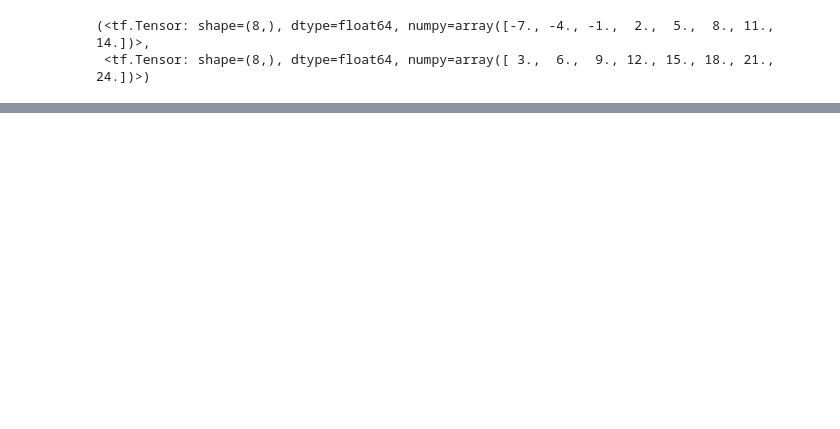
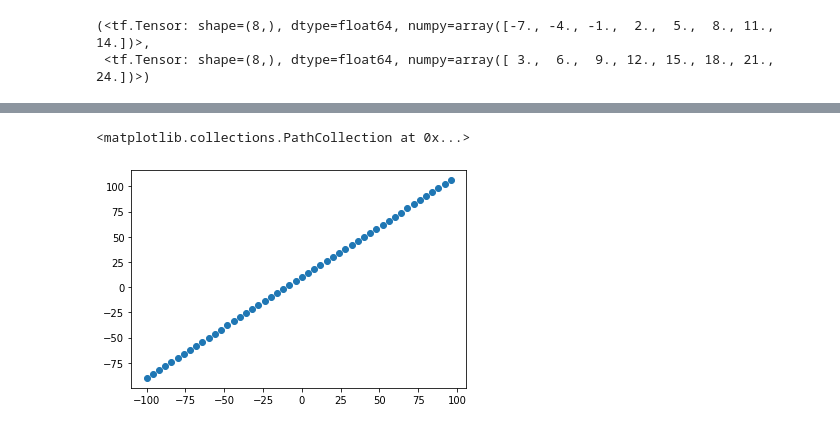
Before and after one commit to kunalburgul/AMLP, a Jupyter notebook: Tensorflow/01_neural_network_regression_with_tensorflow.ipynb, the cells around one changed output, grey strips where cells are left out. Cells and saved outputs as stored; diff of their text form; code cells hidden in the pictures; blank space fills up the shorter version.

```diff
--- a/Tensorflow/01_neural_network_regression_with_tensorflow.ipynb
+++ b/Tensorflow/01_neural_network_regression_with_tensorflow.ipynb
@@ -212,0 +277,5 @@ array([[27.159163]], dtype=float32)
+# %%
+plt.scatter(X, y)
+# %% [output]
+<matplotlib.collections.PathCollection at 0x...>
+[figure, added]
```
Also changed, not shown: parts of 83 cells of this notebook.
